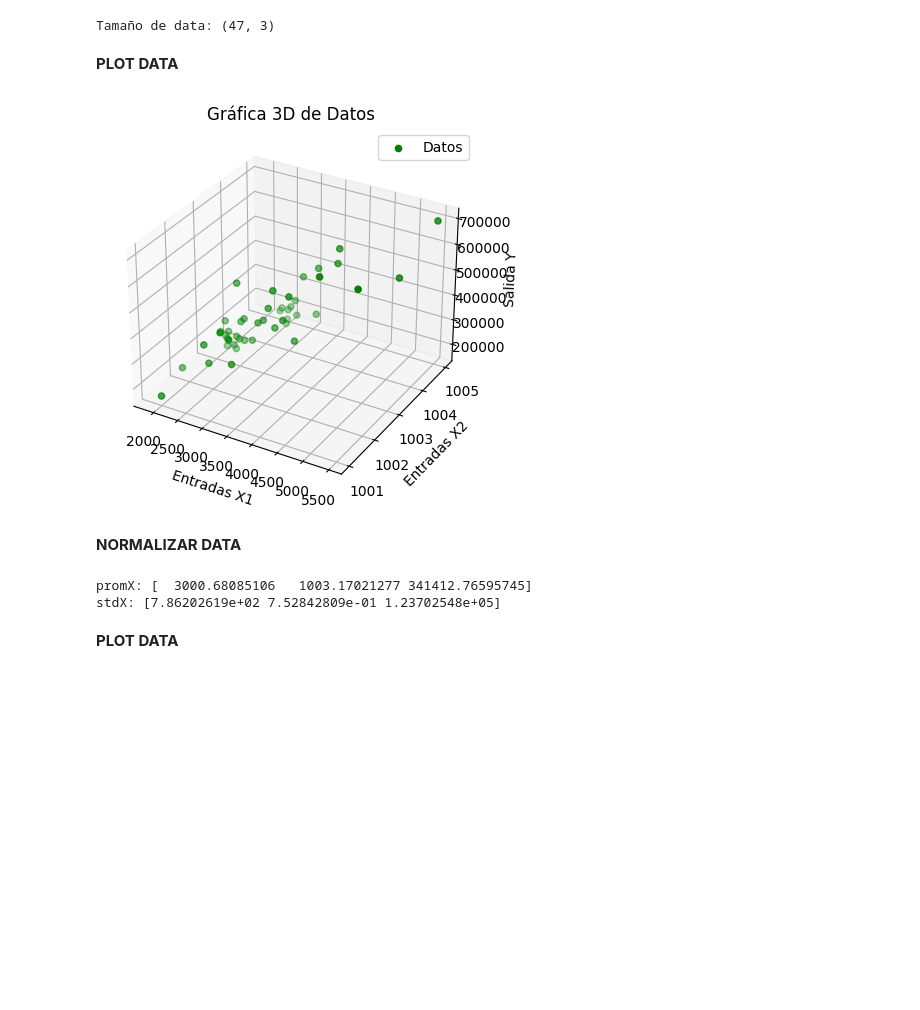
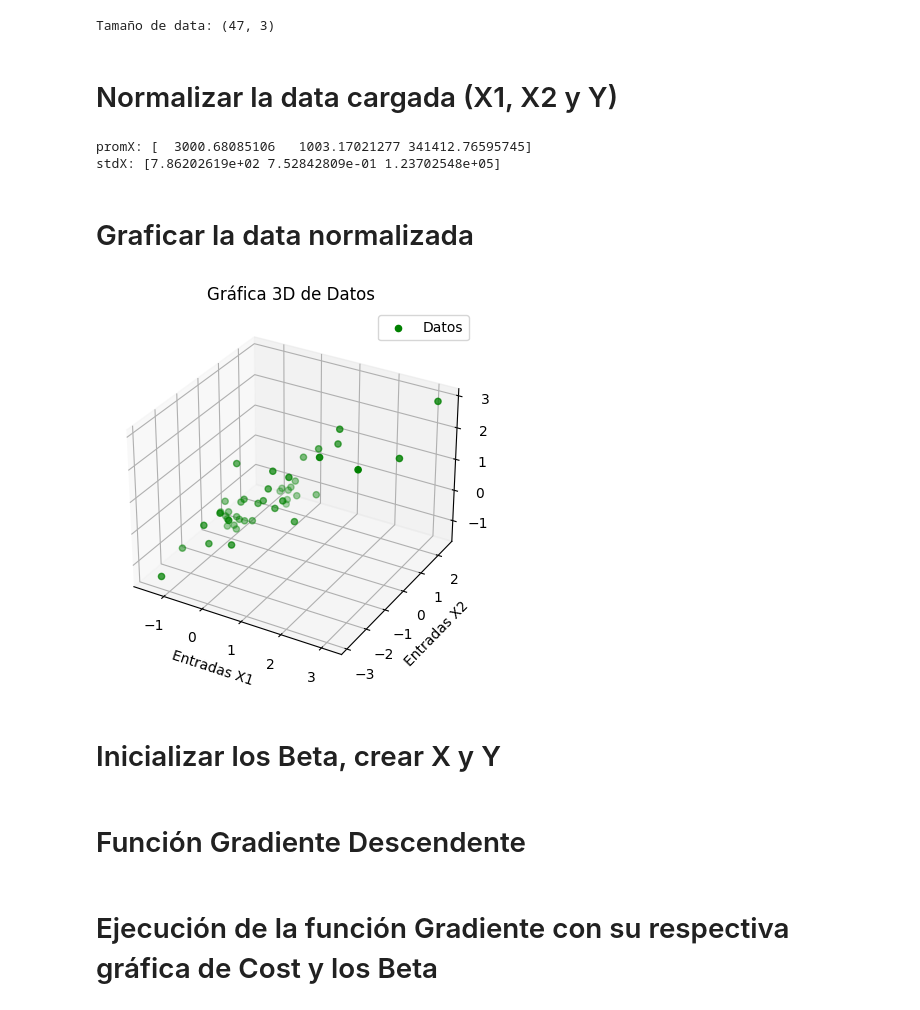
Before and after one commit to jcagudelo12/IA, a Jupyter notebook: RegresionLineal_2_Variables/R_Lineal_Two_Variable.ipynb, the cells around one changed output. Cells and saved outputs as stored; diff of their text form; code cells hidden in the pictures; blank space fills up the shorter version.

```diff
--- a/RegresionLineal_2_Variables/R_Lineal_Two_Variable.ipynb
+++ b/RegresionLineal_2_Variables/R_Lineal_Two_Variable.ipynb
@@ -17,46 +32,46 @@ dataSize = data.shape
 print('Tamaño de data:',dataSize)
 # %% [output]
 Tamaño de data: (47, 3)
-# %% [markdown]
-**PLOT DATA**
+# %% [markdown]
+# Normalizar la data cargada (X1, X2 y Y)
+# %%
+promX = np.mean(data, axis=0)
+stdX = np.std(data, axis=0)
+
+print('promX:', promX)
+print('stdX:', stdX)
+
+dataNormalizada = np.zeros((dataSize[0], dataSize[1]))
+for i in range(dataSize[0]):
+    for j in range(3):
+        dataNormalizada[i, j] = (data[i, j] - promX[j]) / stdX[j]
+# %% [output]
+promX: [  3000.68085106   1003.17021277 341412.76595745]
+stdX: [7.86202619e+02 7.52842809e-01 1.23702548e+05]
+# %% [markdown]
+# Graficar la data normalizada
 # %%
 fig = plt.figure()
 ax = fig.add_subplot(111, projection='3d')
 
 # Graficar los datos en 3D
-ax.scatter(data[:,0], data[:,1], data[:,2], c='g', marker='o', label='Datos')
+ax.scatter(dataNormalizada[:,0], dataNormalizada[:,1], dataNormalizada[:,2], c='g', marker='o', label='Datos')
 
 # Personalizar el gráfico
 ax.set_xlabel('Entradas X1')
 ax.set_ylabel('Entradas X2')
 ax.set_zlabel('Salida Y')
 ax.set_title('Gráfica 3D de Datos')
 
 # Agregar una leyenda
 ax.legend()
 
 # Mostrar el gráfico
 plt.show()
 # %% [output]
-[figure, old version]
+[figure, new version]
-# %% [markdown]
-**NORMALIZAR DATA**
-# %%
-promX = np.mean(data, axis=0)
-stdX = np.std(data, axis=0)
-
-print('promX:', promX)
-print('stdX:', stdX)
-
-dataNormal = np.zeros((dataSize[0], dataSize[1]))
-for i in range(dataSize[0]):
-    for j in range(3):
-        dataNormal[i, j] = (data[i, j] - promX[j]) / stdX[j]
-# %% [output]
-promX: [  3000.68085106   1003.17021277 341412.76595745]
-stdX: [7.86202619e+02 7.52842809e-01 1.23702548e+05]
-# %% [markdown]
-**PLOT DATA**
+# %% [markdown]
+# Inicializar los Beta, crear X y Y
 # %%
 Beta = np.zeros((3,1)) # Beta es un vector de 3 filas 1 columna, almacenará a B0 y B1
 onesVector = np.ones((dataSize[0],)) # Crea un vector de unos del tamaño de datazise[0]
@@ -72,3 +87,5 @@ y[:,0] = dataNormal[:,2]
+# %% [markdown]
+# Función Gradiente Descendente
 # %%
 def Gradiente(Beta,alpha,m,X,y,numIter,J):
   betaTemp = np.zeros((3,1))
@@ -95,6 +112,8 @@ def Gradiente(Beta,alpha,m,X,y,numIter,J):
     J[i]  = np.sum(np.square(temp_diff)) / (2 * m)
 
   return (Beta, J, betaPrint, h_beta)
+# %% [markdown]
+# Ejecución de la función Gradiente con su respectiva gráfica de Cost y los Beta
 # %%
 alpha = 0.01
 numIter = 500
```
Also changed, not shown: parts of 9 cells of this notebook.
